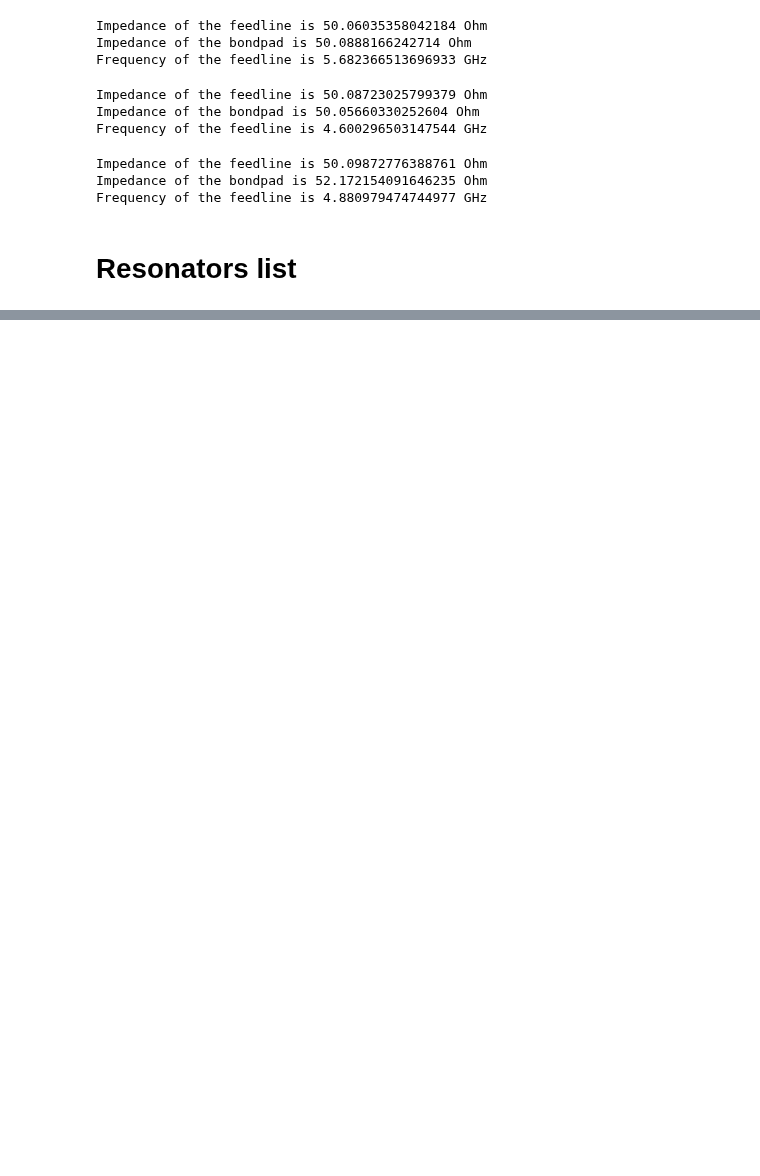
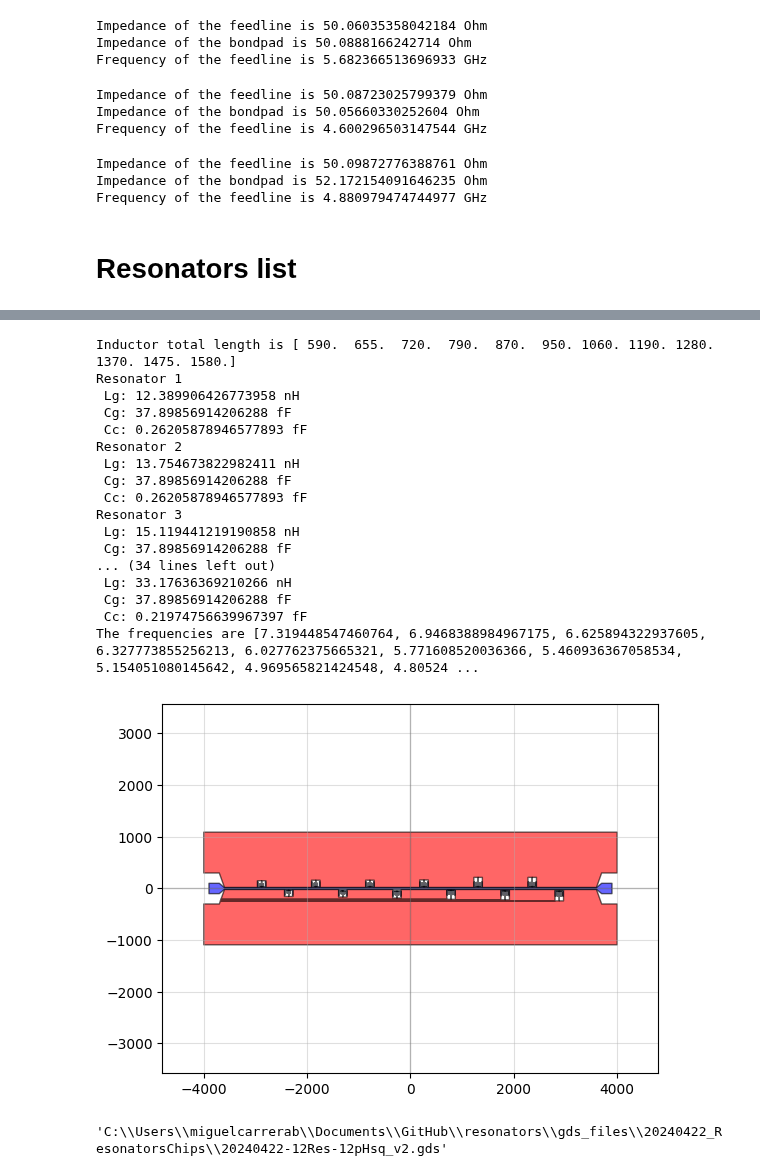
Before and after one commit to cbelo/resonators, a Jupyter notebook: 20240420-chips/design_chips.ipynb, the cells around one changed output, grey strips where cells are left out. Cells and saved outputs as stored; diff of their text form; code cells hidden in the pictures; blank space fills up the shorter version.

```diff
--- a/20240420-chips/design_chips.ipynb
+++ b/20240420-chips/design_chips.ipynb
@@ -167,0 +181,76 @@ Resonator 2
+# %%
+# 12pH/sq
+#Idea: 12 resonators, 6 on each side of the feedline
+#The six up have varying inductor length, the six down have varying SpacingCc
+SeparationTlineResonator12 = [0]*7 + [5,0,10,0,10]
+NumberOfResonators12 = 12
+
+#Resonator parameters
+CapacitorHorizontalLength12 = np.ones(NumberOfResonators12)*150
+CapacitorVerticalLength12 = np.ones(NumberOfResonators12)*100
+CapacitorWidth12 = np.ones(NumberOfResonators12)*5
+
+NumberOfBends12 = np.ones(NumberOfResonators12, dtype=int)*[8, 9, 10, 9, 10, 11, 11, 12, 13, 12, 13, 14]
+InductorVerticalLength12 = np.ones(NumberOfResonators12)*5
+InductorHorizontalLength12 = np.ones(NumberOfResonators12)*[60, 60, 60, 75, 75, 75, 85, 85, 85, 100, 100, 100]
+InductorEndLength12 = np.ones(NumberOfResonators12)*([50]*7 + [90]*5)
+InductorTotalLength12 = InductorVerticalLength12*(NumberOfBends12+4) + InductorEndLength12 +InductorHorizontalLength12*NumberOfBends12
+print('Inductor total length is', InductorTotalLength12)
+InductorWidth12 = np.ones(NumberOfResonators12)*0.6
+TaperWidth12 = np.ones(NumberOfResonators12)*20
+
+SpacingC012 = np.ones(NumberOfResonators12)*5
+SpacingCc12 = np.ones(NumberOfResonators12)*[10,10,10,20,10,30,10,5,10,10,10,20]
+TaperLength12 = np.ones(NumberOfResonators12)*5
+FinalSpacingBondpads12 = 100
+
+freqs = []
+for i in range(NumberOfResonators12):
+    print(f'Resonator {i+1}')
+    # print(f' Impedance: {impedance_Schuster(InductorWidth12[i]*1e-6, CapacitorWidth12[i]*1e-6, (SeparationTlineResonator12[i] + FeedlineGap12 + SpacingCc12[i])*1e-6 , FeedlineWidth12*1e-6,
+    #                                         CapacitorVerticalLength12[i]*1e-6, SpacingC012[i]*1e-6,
+    #                                         InductorWidth12[i]*1e-6, InductorTotalLength12[i]*1e-6, Lk_12,
+    #                                     epsilon_r_Si, thickness_subs_Si)} Ohm')
+    freqs.append(resonance_freq_Schuster(InductorWidth12[i]*1e-6, CapacitorWidth12[i]*1e-6, (SeparationTlineResonator12[i] + FeedlineGap12 + SpacingCc12[i])*1e-6 , FeedlineWidth12*1e-6,
+                                            CapacitorVerticalLength12[i]*1e-6, SpacingC012[i]*1e-6,
+                                            InductorWidth12[i]*1e-6, InductorTotalLength12[i]*1e-6, Lk_12,
+                                        epsilon_r_Si, thickness_subs_Si)/1e9)
+    # print(f' Frequency: {resonance_freq_Schuster(InductorWidth12[i]*1e-6, CapacitorWidth12[i]*1e-6, (SeparationTlineResonator12[i] + FeedlineGap12 + SpacingCc12[i])*1e-6 , FeedlineWidth12*1e-6,
+    #                                         CapacitorVerticalLength12[i]*1e-6, SpacingC012[i]*1e-6,
+    #                                         InductorWidth12[i]*1e-6, InductorTotalLength12[i]*1e-6, Lk_12,
+    #                                     epsilon_r_Si, thickness_subs_Si)/1e9} GHz')
+    # print('')
+
+print('The frequencies are', freqs)
+ChipSize12 = [FeedlineLength12 + 2*BondpadLength12 + 2*FeedlineTaperLength12 + 2*FinalSpacingBondpads12, np.max(InductorTotalLength12) + 20*FeedlineWidth12]
+
+c, metal, chip12 = ChipResonatorsTline(ChipSize12, NumberOfResonators12, SeparationTlineResonator12,
+                        FeedlineWidth12, FeedlineLength12, FeedlineGap12,
+                        FeedlineTaperLength12, BondpadWidth12, BondpadLength12, BondpadGap12,
+                        CapacitorHorizontalLength12, CapacitorVerticalLength12, CapacitorWidth12,
+                        NumberOfBends12, InductorVerticalLength12, InductorHorizontalLength12, InductorWidth12, InductorEndLength12,
+                        TaperWidth12, TaperLength12, SpacingC012, SpacingCc12,
+                        FinalSpacingBondpads12)
+
+qp(chip12)
+chip12.write_gds(r"C:\Users\miguelcarrerab\Documents\GitHub\resonators\gds_files\20240422_ResonatorsChips\20240422-12Res-12pHsq_v2.gds")
+# %% [output]
+Inductor total length is [ 590.  655.  720.  790.  870.  950. 1060. 1190. 1280. 1370. 1475. 1580.]
+Resonator 1
+ Lg: 12.389906426773958 nH
+ Cg: 37.89856914206288 fF
+ Cc: 0.26205878946577893 fF
+Resonator 2
+ Lg: 13.754673822982411 nH
+ Cg: 37.89856914206288 fF
+ Cc: 0.26205878946577893 fF
+Resonator 3
+ Lg: 15.119441219190858 nH
+ Cg: 37.89856914206288 fF
+... (34 lines left out)
+ Lg: 33.17636369210266 nH
+ Cg: 37.89856914206288 fF
+ Cc: 0.21974756639967397 fF
+The frequencies are [7.319448547460764, 6.9468388984967175, 6.625894322937605, 6.327773855256213, 6.027762375665321, 5.771608520036366, 5.460936367058534, 5.154051080145642, 4.969565821424548, 4.80524 ...
+[figure, added]
+'C:\\Users\\miguelcarrerab\\Documents\\GitHub\\resonators\\gds_files\\20240422_ResonatorsChips\\20240422-12Res-12pHsq_v2.gds'
```
Also changed, not shown: parts of 4 cells of this notebook, 5 other files.
